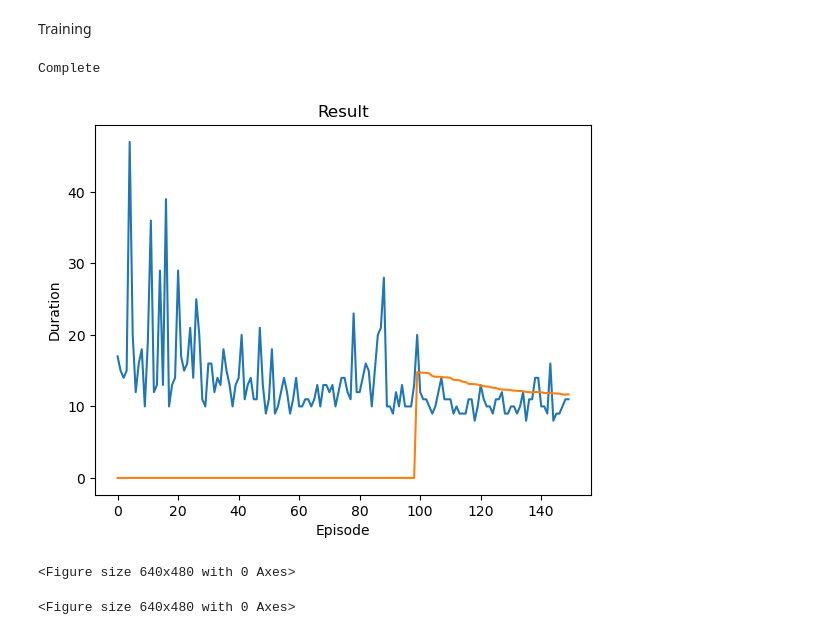
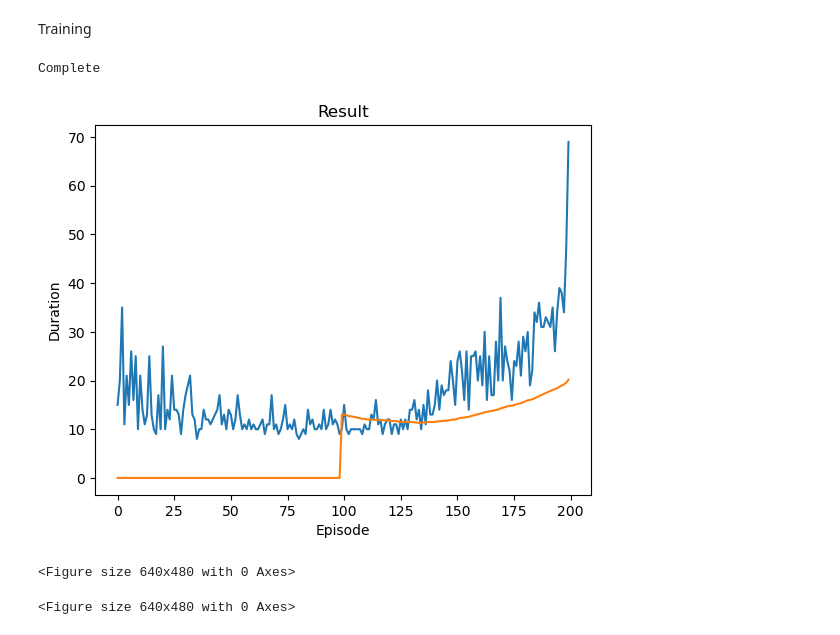
Before and after one commit to XueqianDeng/de_novo_rl, a Jupyter notebook: pendulum_rl.ipynb, the cells around one changed output. Cells and saved outputs as stored; diff of their text form; code cells hidden in the pictures.

```diff
--- a/pendulum_rl.ipynb
+++ b/pendulum_rl.ipynb
@@ -194,7 +194,7 @@ Training
 if torch.cuda.is_available():
     num_episodes = 600
 else:
-    num_episodes = 50
+    num_episodes = 200
 
 for i_episode in range(num_episodes):
     # Initialize the environment and get it's state
@@ -212,33 +212,33 @@ for i_episode in range(num_episodes):
             next_state = torch.tensor(observation, dtype=torch.float32, device=device).unsqueeze(0)
 
         # Store the transition in memory
         memory.push(state, action, next_state, reward)
 
         # Move to the next state
         state = next_state
 
         # Perform one step of the optimization (on the policy network)
         optimize_model()
 
         # Soft update of the target network's weights
         # θ′ ← τ θ + (1 −τ )θ′
         target_net_state_dict = target_net.state_dict()
         policy_net_state_dict = policy_net.state_dict()
         for key in policy_net_state_dict:
             target_net_state_dict[key] = policy_net_state_dict[key]*TAU + target_net_state_dict[key]*(1-TAU)
         target_net.load_state_dict(target_net_state_dict)
 
         if done:
             episode_durations.append(t + 1)
             plot_durations()
             break
 
 print('Complete')
 plot_durations(show_result=True)
 plt.ioff()
 plt.show()
 # %% [output]
 Complete
-[figure, old version]
+[figure, new version]
 <Figure size 640x480 with 0 Axes>
 <Figure size 640x480 with 0 Axes>
```
